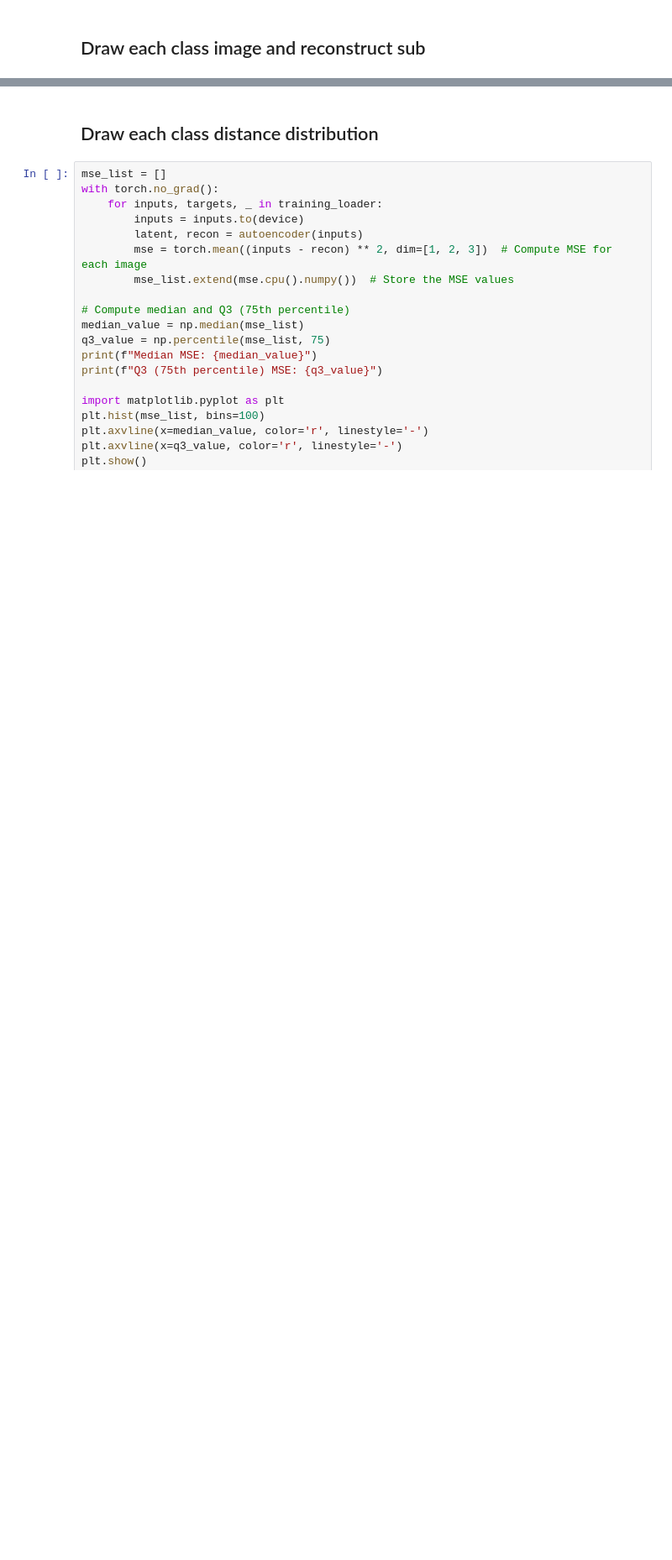
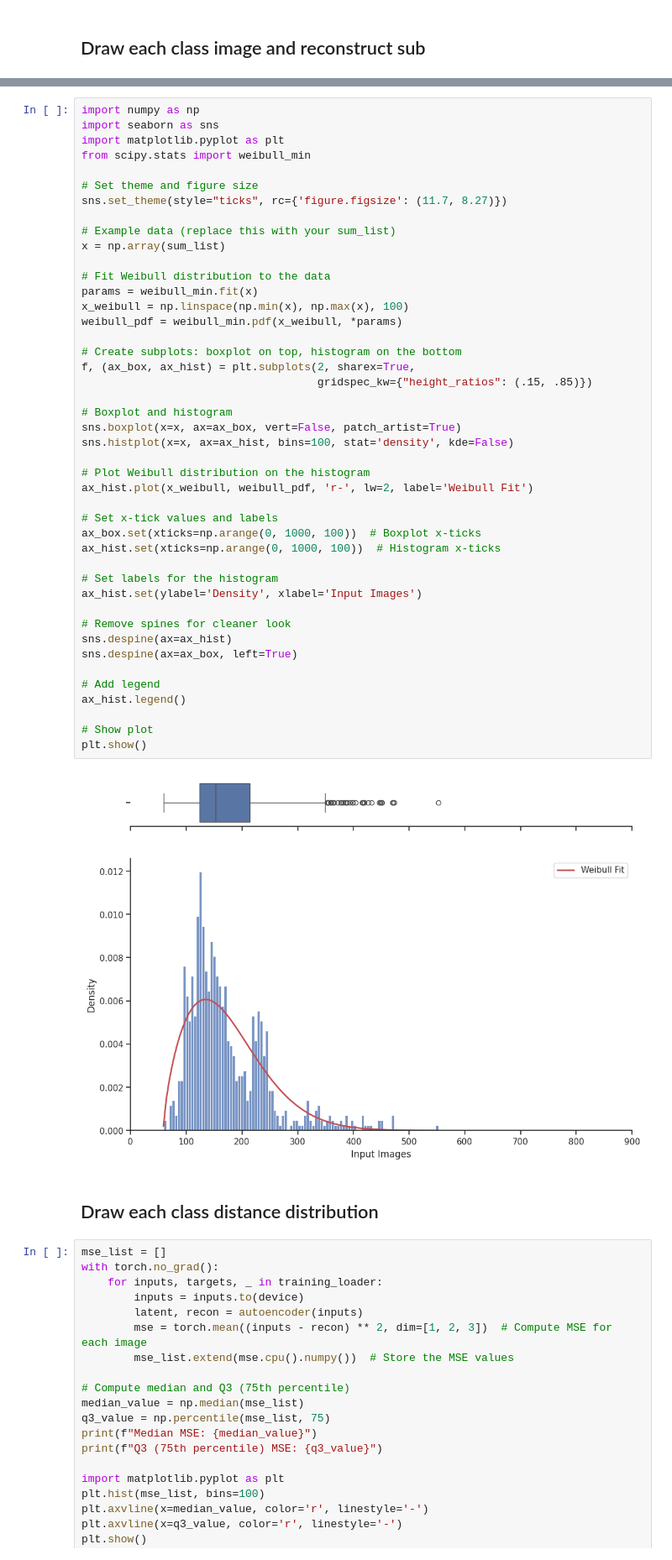
Before and after one commit to Samel0731/ae-zero-shot, a Jupyter notebook: experience/modeling_latent.ipynb, the cells around one changed output, grey strips where cells are left out. Shown at 84% size. Drawn from its saved outputs; the diff is of its cells as text; blank space fills up the shorter version.

```diff
--- a/experience/modeling_latent.ipynb
+++ b/experience/modeling_latent.ipynb
@@ -130,3 +141,49 @@ plt.show()
+# %%
+import numpy as np
+import seaborn as sns
+import matplotlib.pyplot as plt
+from scipy.stats import weibull_min
+
+# Set theme and figure size
+sns.set_theme(style="ticks", rc={'figure.figsize': (11.7, 8.27)})
+
+# Example data (replace this with your sum_list)
+x = np.array(sum_list)
+
+# Fit Weibull distribution to the data
+params = weibull_min.fit(x)
+x_weibull = np.linspace(np.min(x), np.max(x), 100)
+weibull_pdf = weibull_min.pdf(x_weibull, *params)
+
+# Create subplots: boxplot on top, histogram on the bottom
+f, (ax_box, ax_hist) = plt.subplots(2, sharex=True,
+                                    gridspec_kw={"height_ratios": (.15, .85)})
+
+# Boxplot and histogram
+sns.boxplot(x=x, ax=ax_box, vert=False, patch_artist=True)
+sns.histplot(x=x, ax=ax_hist, bins=100, stat='density', kde=False)
+
+# Plot Weibull distribution on the histogram
+ax_hist.plot(x_weibull, weibull_pdf, 'r-', lw=2, label='Weibull Fit')
+
+# Set x-tick values and labels
+ax_box.set(xticks=np.arange(0, 1000, 100))  # Boxplot x-ticks
+ax_hist.set(xticks=np.arange(0, 1000, 100))  # Histogram x-ticks
+
+# Set labels for the histogram
+ax_hist.set(ylabel='Density', xlabel='Input Images')
+
+# Remove spines for cleaner look
+sns.despine(ax=ax_hist)
+sns.despine(ax=ax_box, left=True)
+
+# Add legend
+ax_hist.legend()
+
+# Show plot
+plt.show()
+# %% [output]
+[figure, added]
 # %% [markdown]
 ## Draw each class distance distribution
 # %%
```
Also changed, not shown: parts of 3 cells of this notebook, 5 other files.
